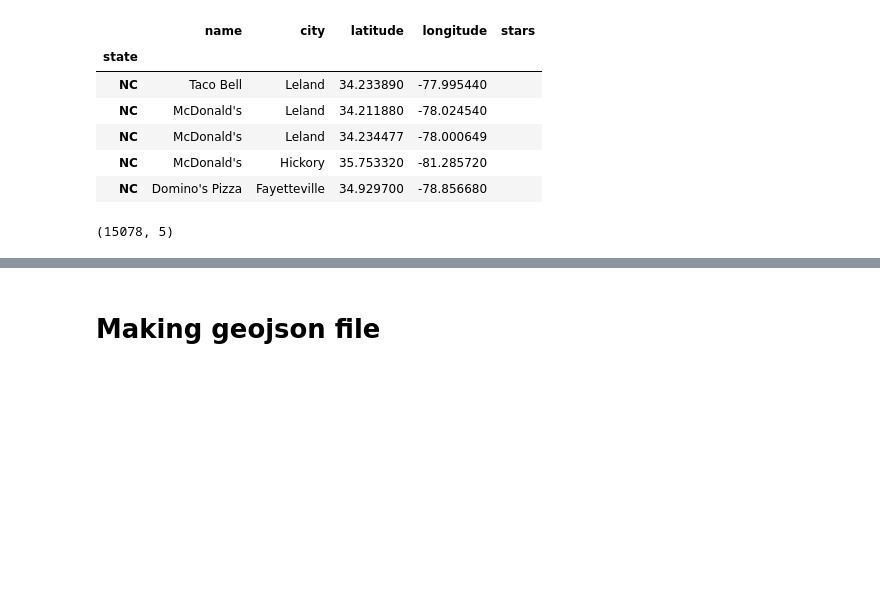
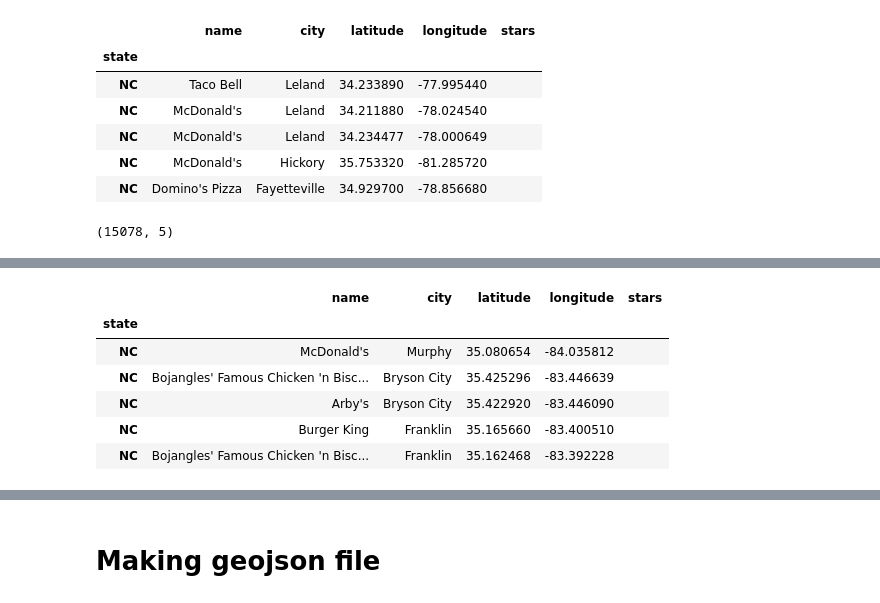
Before and after one commit to kamckeev/FoodFastRepo, a Jupyter notebook: dataprocessing/Yelp API.ipynb, the cells around one changed output, grey strips where cells are left out. Saved outputs shown, nothing was run; the diff lists cells and outputs as text; code cells hidden in the pictures; blank space fills up the shorter version.

```diff
--- a/dataprocessing/Yelp API.ipynb
+++ b/dataprocessing/Yelp API.ipynb
@@ -89,3 +100,16 @@ NC_ff.shape
+# %%
+NC_ff_weird_coordinate_removal= NC_ff_weird_coordinate_removal[NC_ff_weird_coordinate_removal.city !='Las Vegas']
+NC_ff_weird_coordinate_removal=NC_ff_weird_coordinate_removal[NC_ff_weird_coordinate_removal.city !='Oneonta']
+NC_ff = NC_ff_weird_coordinate_removal
+NC_ff.head()
+# %% [output]
+|  | name | city | latitude | longitude | stars |
+| state |  |  |  |  |  |
+| NC | McDonald's | Murphy | 35.080654 | -84.035812 |  |
+| NC | Bojangles' Famous Chicken 'n Bisc... | Bryson City | 35.425296 | -83.446639 |  |
+| NC | Arby's | Bryson City | 35.422920 | -83.446090 |  |
+| NC | Burger King | Franklin | 35.165660 | -83.400510 |  |
+| NC | Bojangles' Famous Chicken 'n Bisc... | Franklin | 35.162468 | -83.392228 |  |
 # %%
 NC_ff['new_name'] = NC_ff['name'].str.replace(r"[\"\',\s\.\-\&]", '').str.upper()
 # NC_business_all.head(20)
```
Also changed, not shown: parts of 3 cells of this notebook, 8 other files.
